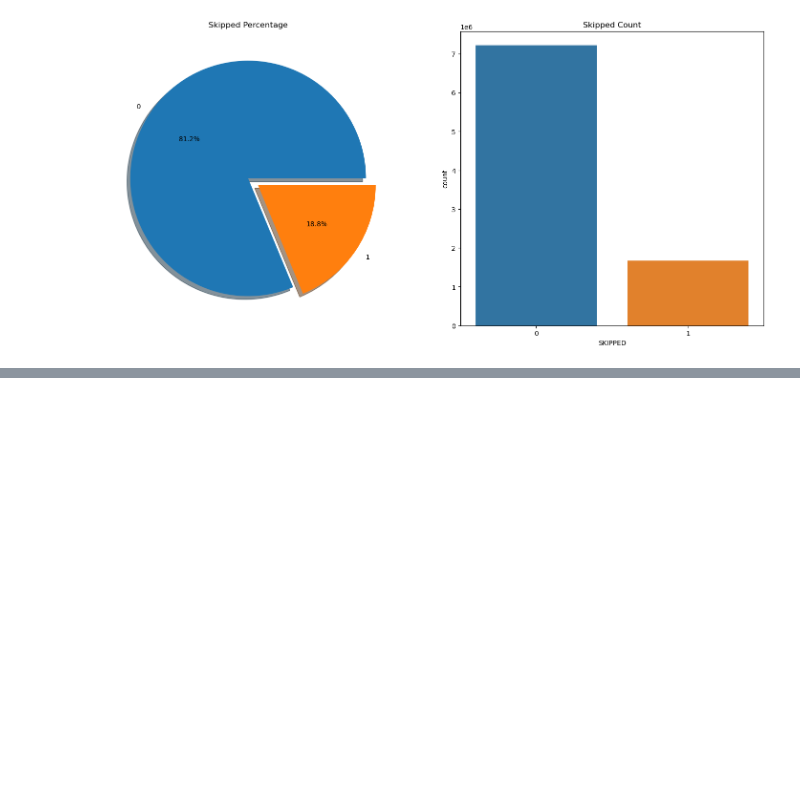
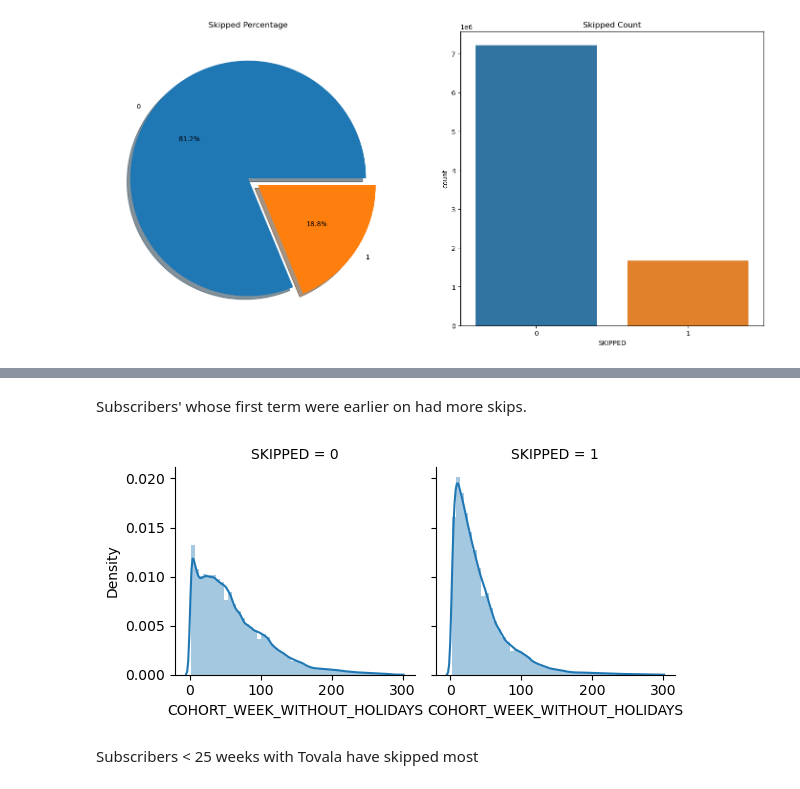
Before and after one commit to mindyng/Take-Homes, a Jupyter notebook: tovala-lead-ba-take-home-challenge.ipynb, the cells around one changed output, grey strips where cells are left out. Saved outputs shown, nothing was run; the diff lists cells and outputs as text; code cells hidden in the pictures; blank space fills up the shorter version.

Commit message:
Kaggle Notebook | Tovala - Lead BA Take Home Challenge | Version 2

```diff
--- a/tovala-lead-ba-take-home-challenge.ipynb
+++ b/tovala-lead-ba-take-home-challenge.ipynb
@@ -387,0 +443,10 @@ plt.show()
+# %% [markdown]
+Subscribers' whose first term were earlier on had more skips.
+# %%
+# Explore Cohort Week Without Holidays vs Skipped
+g = sns.FacetGrid(cts_cols, col='SKIPPED')
+g = g.map(sns.distplot, "COHORT_WEEK_WITHOUT_HOLIDAYS")
+# %% [output]
+[figure, added]
+# %% [markdown]
+Subscribers < 25 weeks with Tovala have skipped most
```
Also changed, not shown: parts of 7 cells of this notebook.
